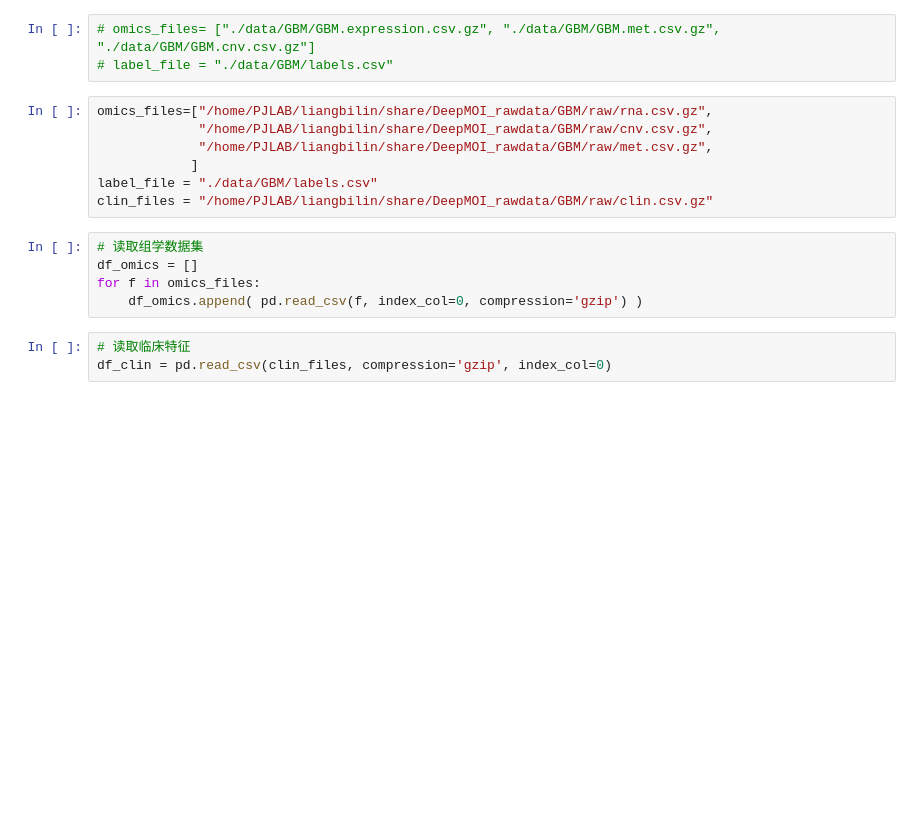
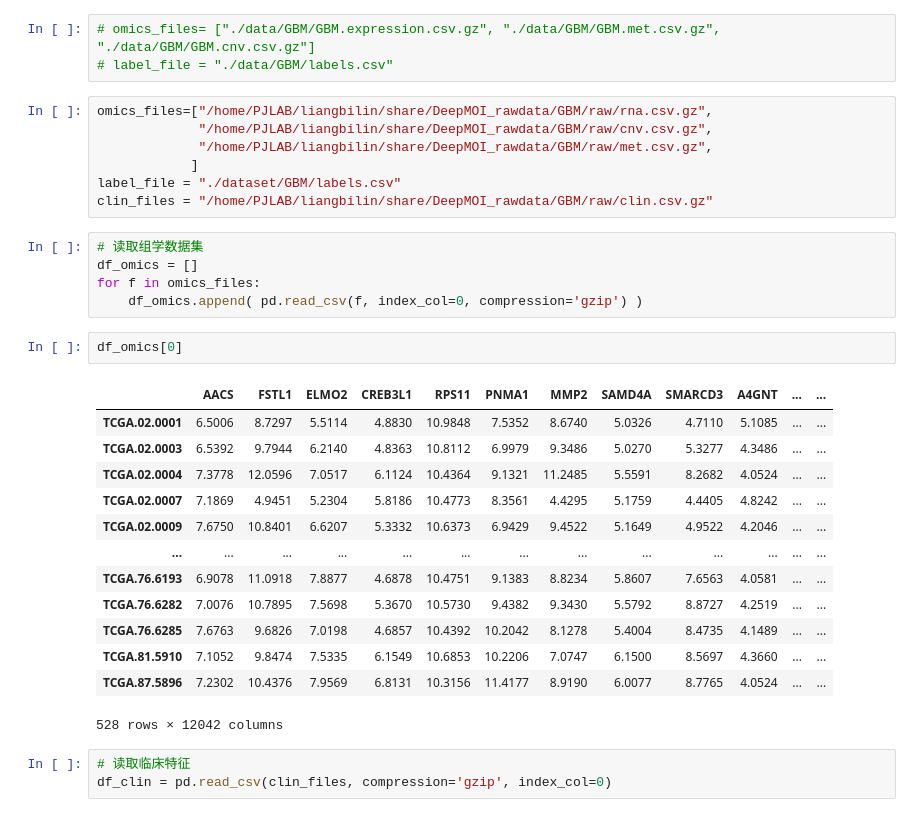
Before and after one commit to BioAI-kits/AttentionMOI, a Jupyter notebook: distribution.ipynb, the cells around one changed output. Cells and saved outputs as stored; diff of their text form; blank space fills up the shorter version.

```diff
--- a/distribution.ipynb
+++ b/distribution.ipynb
@@ -44,13 +44,29 @@ omics_files=["/home/PJLAB/liangbilin/share/DeepMOI_rawdata/GBM/raw/rna.csv.gz",
              "/home/PJLAB/liangbilin/share/DeepMOI_rawdata/GBM/raw/cnv.csv.gz",
              "/home/PJLAB/liangbilin/share/DeepMOI_rawdata/GBM/raw/met.csv.gz",
             ]
-label_file = "./data/GBM/labels.csv"
+label_file = "./dataset/GBM/labels.csv"
 clin_files = "/home/PJLAB/liangbilin/share/DeepMOI_rawdata/GBM/raw/clin.csv.gz"
 # %%
 # 读取组学数据集
 df_omics = []
 for f in omics_files:
     df_omics.append( pd.read_csv(f, index_col=0, compression='gzip') )
+# %%
+df_omics[0]
+# %% [output]
+|  | AACS | FSTL1 | ELMO2 | CREB3L1 | RPS11 | PNMA1 | MMP2 | SAMD4A | SMARCD3 | A4GNT | ... | ... |
+| TCGA.02.0001 | 6.5006 | 8.7297 | 5.5114 | 4.8830 | 10.9848 | 7.5352 | 8.6740 | 5.0326 | 4.7110 | 5.1085 | ... | ... |
+| TCGA.02.0003 | 6.5392 | 9.7944 | 6.2140 | 4.8363 | 10.8112 | 6.9979 | 9.3486 | 5.0270 | 5.3277 | 4.3486 | ... | ... |
+| TCGA.02.0004 | 7.3778 | 12.0596 | 7.0517 | 6.1124 | 10.4364 | 9.1321 | 11.2485 | 5.5591 | 8.2682 | 4.0524 | ... | ... |
+| TCGA.02.0007 | 7.1869 | 4.9451 | 5.2304 | 5.8186 | 10.4773 | 8.3561 | 4.4295 | 5.1759 | 4.4405 | 4.8242 | ... | ... |
+| TCGA.02.0009 | 7.6750 | 10.8401 | 6.6207 | 5.3332 | 10.6373 | 6.9429 | 9.4522 | 5.1649 | 4.9522 | 4.2046 | ... | ... |
+| ... | ... | ... | ... | ... | ... | ... | ... | ... | ... | ... | ... | ... |
+| TCGA.76.6193 | 6.9078 | 11.0918 | 7.8877 | 4.6878 | 10.4751 | 9.1383 | 8.8234 | 5.8607 | 7.6563 | 4.0581 | ... | ... |
+| TCGA.76.6282 | 7.0076 | 10.7895 | 7.5698 | 5.3670 | 10.5730 | 9.4382 | 9.3430 | 5.5792 | 8.8727 | 4.2519 | ... | ... |
+| TCGA.76.6285 | 7.6763 | 9.6826 | 7.0198 | 4.6857 | 10.4392 | 10.2042 | 8.1278 | 5.4004 | 8.4735 | 4.1489 | ... | ... |
+| TCGA.81.5910 | 7.1052 | 9.8474 | 7.5335 | 6.1549 | 10.6853 | 10.2206 | 7.0747 | 6.1500 | 8.5697 | 4.3660 | ... | ... |
+| TCGA.87.5896 | 7.2302 | 10.4376 | 7.9569 | 6.8131 | 10.3156 | 11.4177 | 8.9190 | 6.0077 | 8.7765 | 4.0524 | ... | ... |
+528 rows × 12042 columns
 # %%
 # 读取临床特征
 df_clin = pd.read_csv(clin_files, compression='gzip', index_col=0)
```
Also changed, not shown: parts of 5 cells of this notebook, 3 other files.
